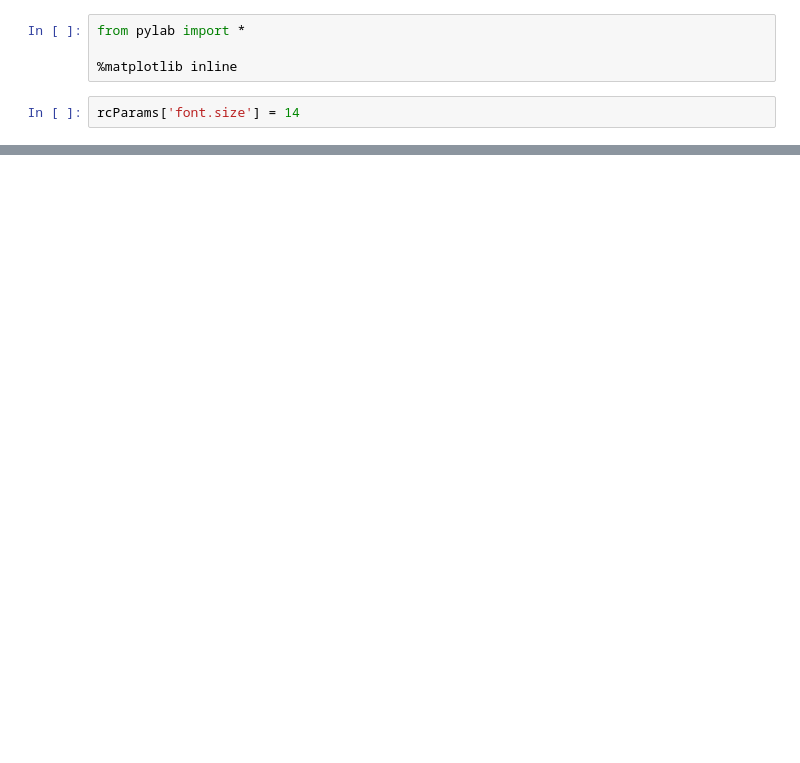
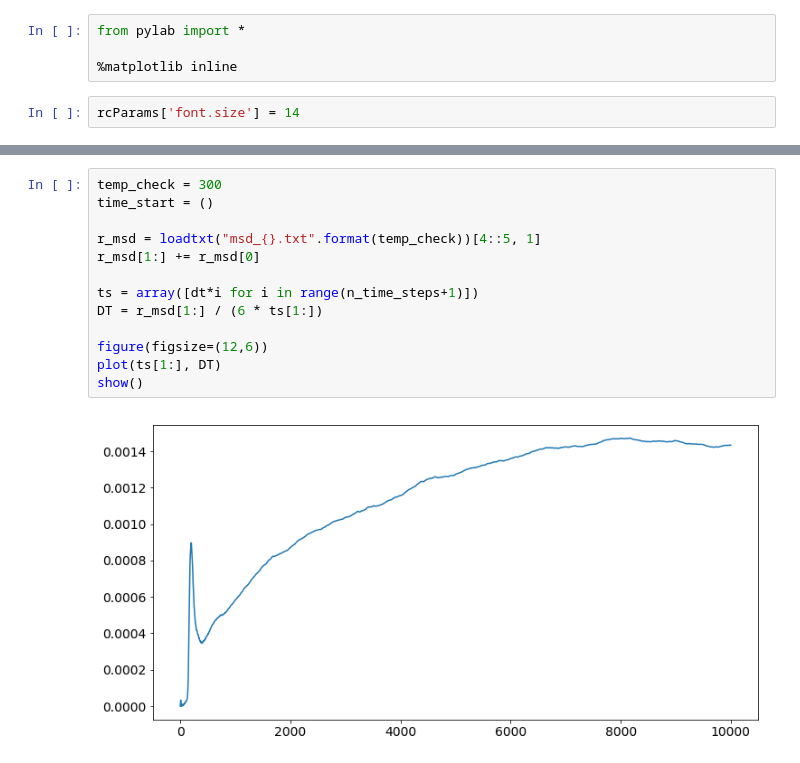
Before and after one commit to auduntre/FYS4460, a Jupyter notebook: Project1/task_m_n/task_m_n.ipynb, the cells around one changed output, grey strips where cells are left out. Drawn from its saved outputs; the diff is of its cells as text; blank space fills up the shorter version.

```diff
--- a/Project1/task_m_n/task_m_n.ipynb
+++ b/Project1/task_m_n/task_m_n.ipynb
@@ -82,0 +82,15 @@ array([[0.0000e+00, 0.0000e+00, 0.0000e+00, 0.0000e+00, 0.0000e+00,
+# %%
+temp_check = 300
+time_start = ()
+
+r_msd = loadtxt("msd_{}.txt".format(temp_check))[4::5, 1]
+r_msd[1:] += r_msd[0]
+
+ts = array([dt*i for i in range(n_time_steps+1)])
+DT = r_msd[1:] / (6 * ts[1:])
+
+figure(figsize=(12,6))
+plot(ts[1:], DT)
+show()
+# %% [output]
+[figure, added]
```
Also changed, not shown: parts of 6 cells of this notebook, 3 other files.
